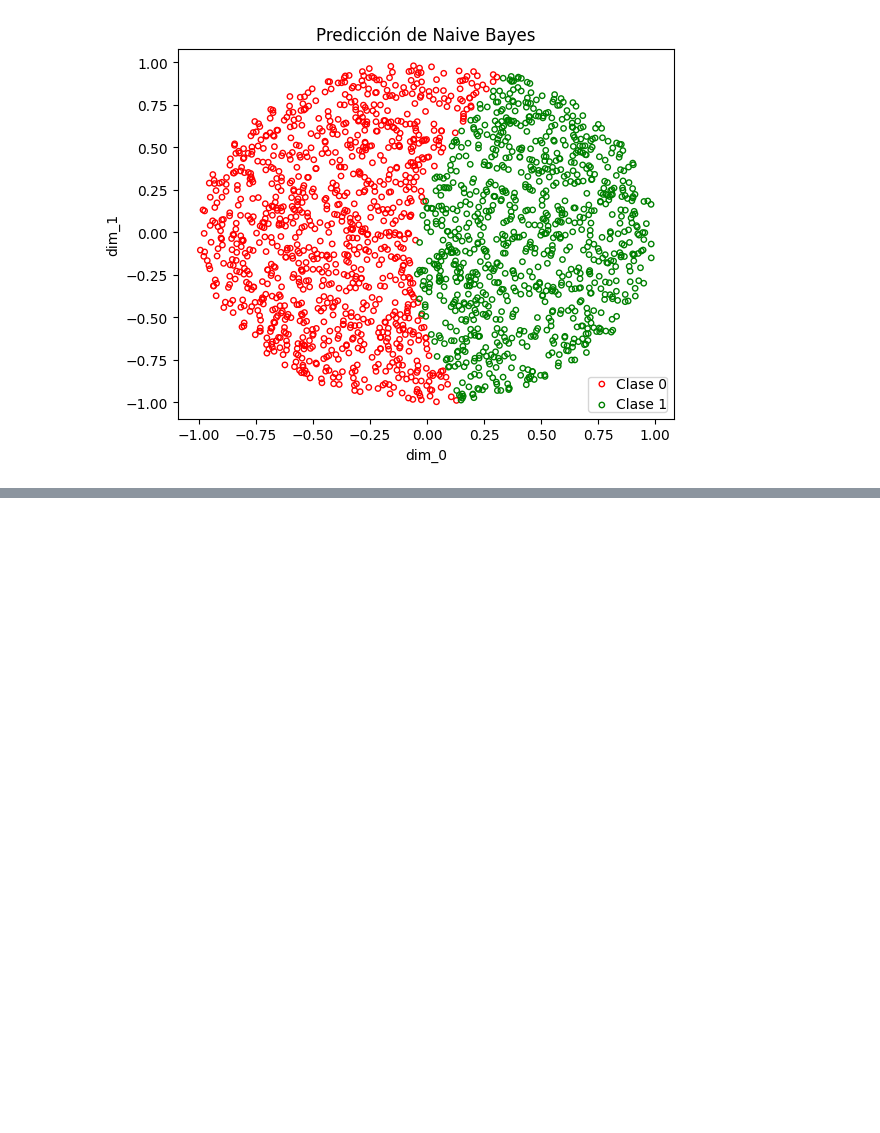
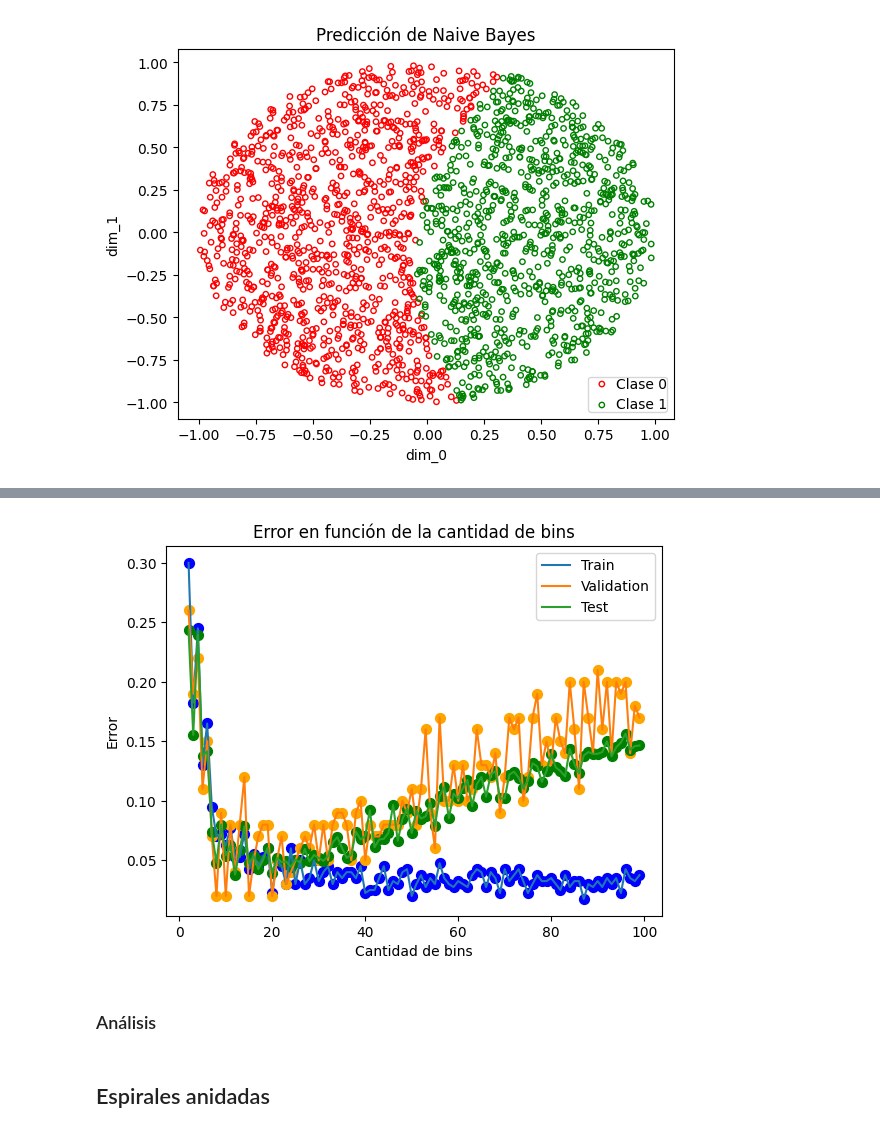
Before and after one commit to LautaroCerruti/ML-IAA-2024, a Jupyter notebook: TP3/TP3.ipynb, the cells around one changed output, grey strips where cells are left out. Cells and saved outputs as stored; diff of their text form; code cells hidden in the pictures; blank space fills up the shorter version.

```diff
--- a/TP3/TP3.ipynb
+++ b/TP3/TP3.ipynb
@@ -693,0 +778,18 @@ Error de ANN fue 0.4385
+# %%
+plt.plot(bins_values, error_train, label="Train")
+plt.plot(bins_values, error_val, label="Validation")
+plt.plot(bins_values, error_test, label="Test")
+plt.scatter(bins_values, error_train, color='blue', s=50)  # puntos en azul
+plt.scatter(bins_values, error_val, color='orange', s=50)  # puntos en naranja
+plt.scatter(bins_values, error_test, color='green', s=50)  # puntos en verde
+plt.xlabel("Cantidad de bins")
+plt.ylabel("Error")
+plt.legend()
+plt.title(f'Error en función de la cantidad de bins')
+plt.show()
+# %% [output]
+[figure, added]
+# %% [markdown]
+### Análisis
+# %% [markdown]
+## Espirales anidadas
```
Also changed, not shown: parts of 8 cells of this notebook.
